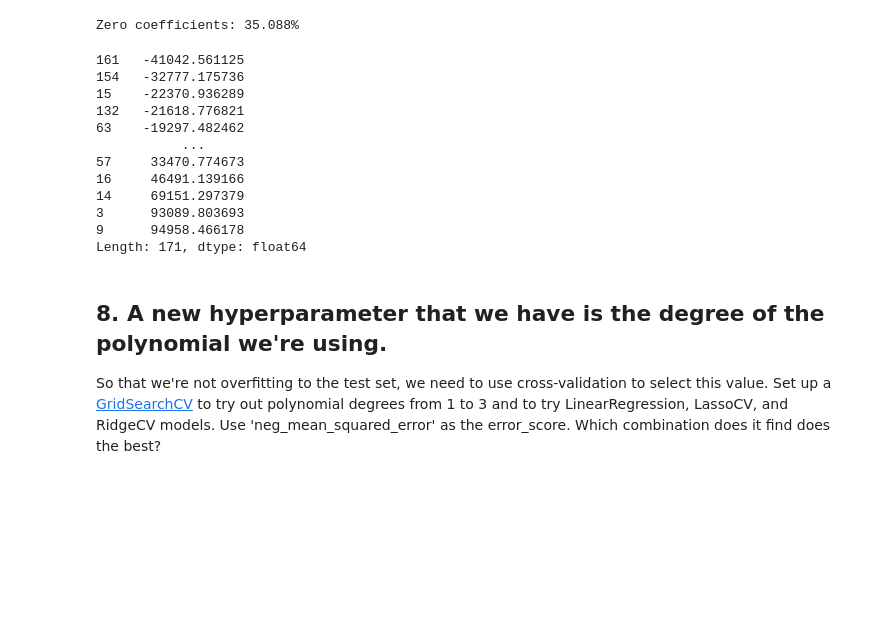
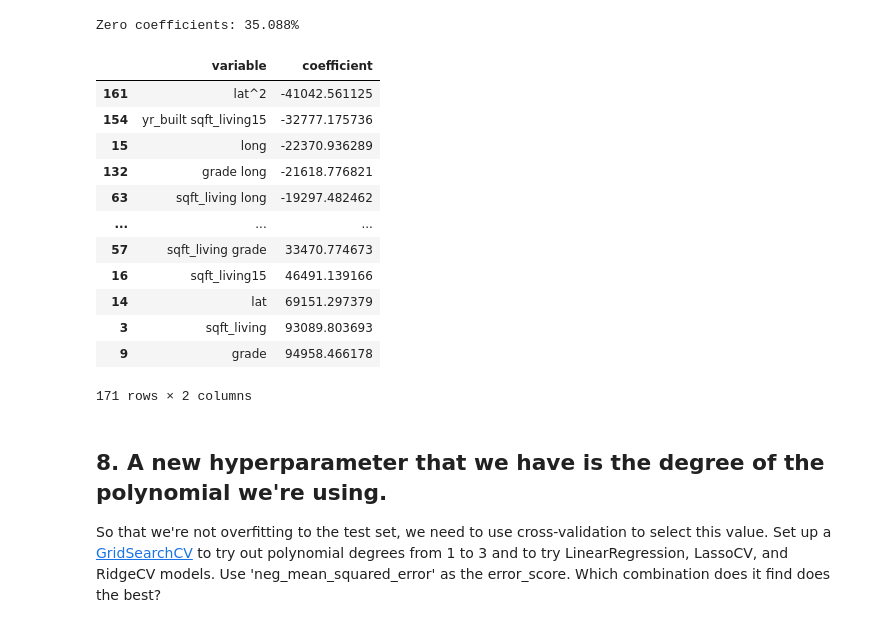
Before and after one commit to nss-data-science-cohort-9/ml-exercise-3-shannequin-1, a Jupyter notebook: bias_and_variance_sl.ipynb, the cells around one changed output. Saved outputs shown, nothing was run; the diff lists cells and outputs as text; code cells hidden in the pictures; blank space fills up the shorter version.

```diff
--- a/bias_and_variance_sl.ipynb
+++ b/bias_and_variance_sl.ipynb
@@ -380,21 +403,29 @@ lasso_coef = pd.Series(lasso_pipe.named_steps['lasso'].coef_)
 print(f'Zero coefficients: {round(lasso_coef.loc[lasso_coef == 0].count() / lasso_coef.shape[0] * 100, 3)}%')
 # %% [output]
 Zero coefficients: 35.088%
+# %%
+lasso_df = pd.DataFrame(
+    {
+        'variable': lasso_pipe[:-1].get_feature_names_out(),
+        'coefficient': lasso_pipe.named_steps['lasso'].coef_
+    }
+)
 # %%
-lasso_coef.sort_values()
+lasso_df.sort_values('coefficient')
 # %% [output]
+|  | variable | coefficient |
+| 161 | lat^2 | -41042.561125 |
+| 154 | yr_built sqft_living15 | -32777.175736 |
+| 15 | long | -22370.936289 |
+| 132 | grade long | -21618.776821 |
+| 63 | sqft_living long | -19297.482462 |
+| ... | ... | ... |
+| 57 | sqft_living grade | 33470.774673 |
+| 16 | sqft_living15 | 46491.139166 |
+| 14 | lat | 69151.297379 |
+| 3 | sqft_living | 93089.803693 |
+| 9 | grade | 94958.466178 |
-161   -41042.561125
-154   -32777.175736
-15    -22370.936289
-132   -21618.776821
-63    -19297.482462
-           ...
-57     33470.774673
-16     46491.139166
-14     69151.297379
-3      93089.803693
-9      94958.466178
-Length: 171, dtype: float64
+171 rows × 2 columns
 # %% [markdown]
 ## 8. A new hyperparameter that we have is the degree of the polynomial we're using.
 So that we're not overfitting to the test set, we need to use cross-validation to select this value. Set up a [GridSearchCV](https://scikit-learn.org/stable/modules/generated/sklearn.model_selection.GridSearchCV.html) to try out polynomial degrees from 1 to 3 and to try LinearRegression, LassoCV, and RidgeCV models. Use 'neg_mean_squared_error' as the error_score. Which combination does it find does the best?
```
Also changed, not shown: parts of 13 cells of this notebook.
